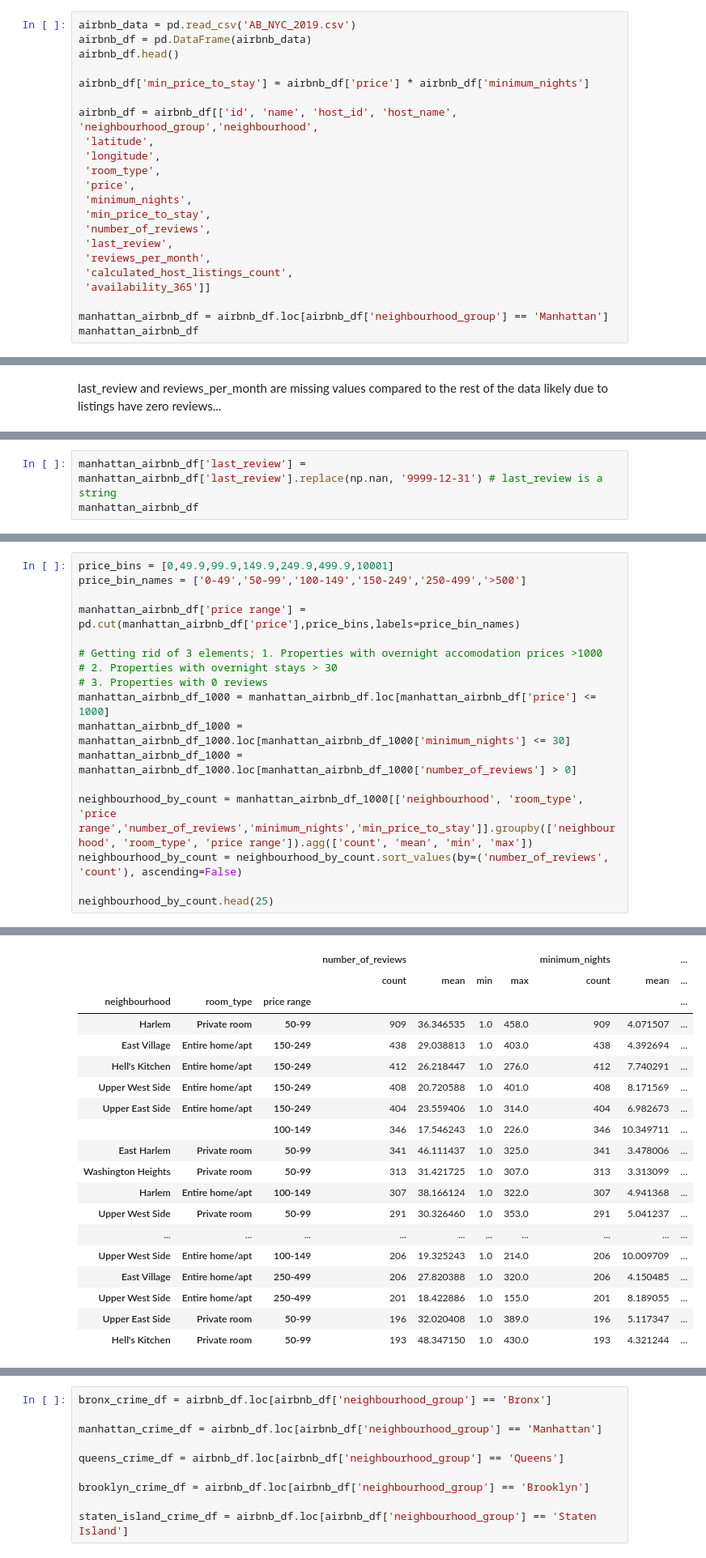
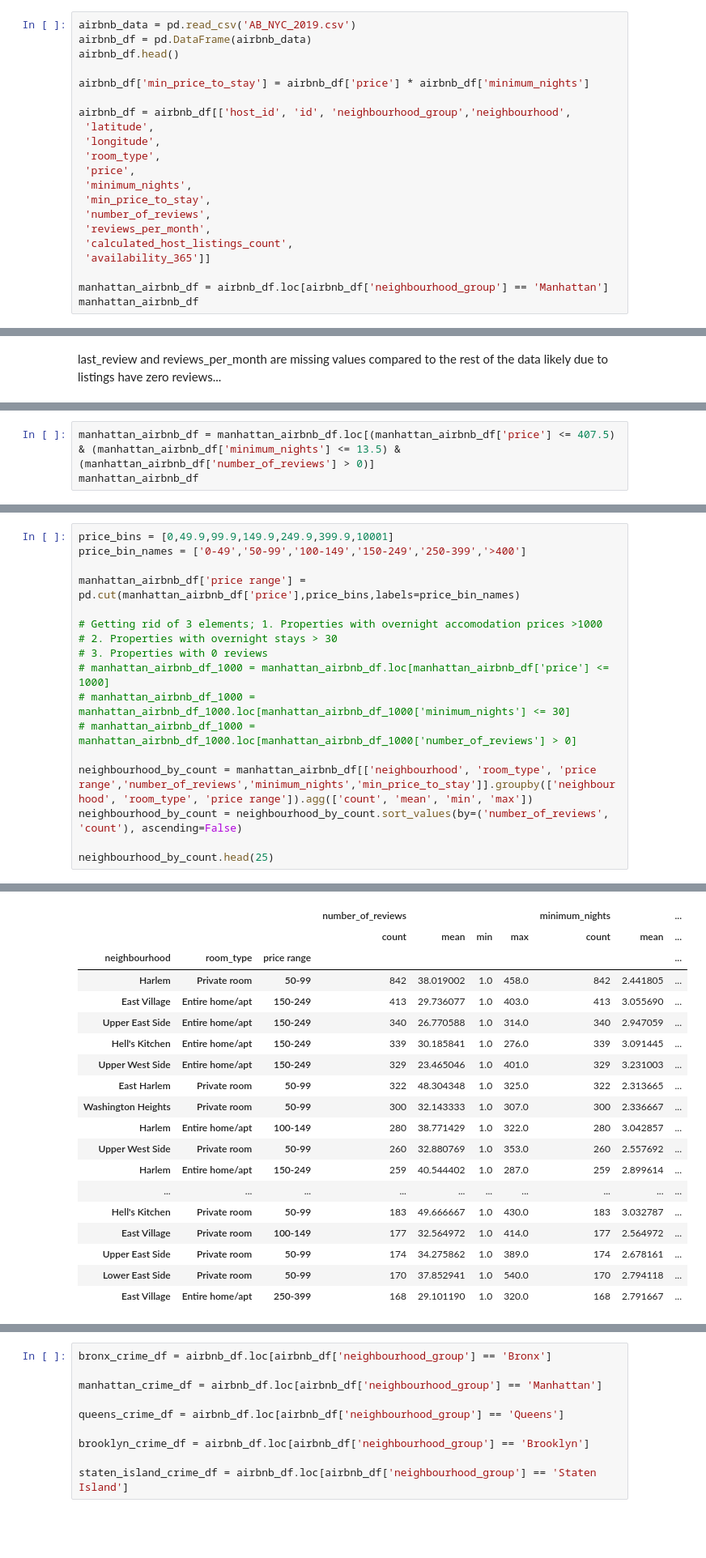
Before and after one commit to alexturkmen/Airbnb-New-York-Renterpreneurs, a Jupyter notebook: Manhattan.ipynb, the cells around one changed output, grey strips where cells are left out. Shown at 81% size. Saved outputs shown, nothing was run; the diff lists cells and outputs as text; blank space fills up the shorter version.

```diff
--- a/Manhattan.ipynb
+++ b/Manhattan.ipynb
@@ -11,7 +11,7 @@ airbnb_df.head()
 
 airbnb_df['min_price_to_stay'] = airbnb_df['price'] * airbnb_df['minimum_nights']
 
-airbnb_df = airbnb_df[['id', 'name', 'host_id', 'host_name', 'neighbourhood_group','neighbourhood',
+airbnb_df = airbnb_df[['host_id', 'id', 'neighbourhood_group','neighbourhood',
  'latitude',
  'longitude',
  'room_type',
@@ -19,7 +19,6 @@ airbnb_df = airbnb_df[['id', 'name', 'host_id', 'host_name', 'neighbourhood_grou
  'minimum_nights',
  'min_price_to_stay',
  'number_of_reviews',
- 'last_review',
  'reviews_per_month',
  'calculated_host_listings_count',
  'availability_365']]
@@ -91,3 +81,0 @@ See the caveats in the documentation: https://pandas.pydata.org/pandas-docs/stab
-# %%
-manhattan_airbnb_df['last_review'] = manhattan_airbnb_df['last_review'].replace(np.nan, '9999-12-31') # last_review is a string
-manhattan_airbnb_df
@@ -112,0 +105,3 @@ See the caveats in the documentation: https://pandas.pydata.org/pandas-docs/stab
+# %%
+manhattan_airbnb_df = manhattan_airbnb_df.loc[(manhattan_airbnb_df['price'] <= 407.5) & (manhattan_airbnb_df['minimum_nights'] <= 13.5) & (manhattan_airbnb_df['number_of_reviews'] > 0)]
+manhattan_airbnb_df
@@ -113,45 +122,45 @@ See the caveats in the documentation: https://pandas.pydata.org/pandas-docs/stab
 # %%
-price_bins = [0,49.9,99.9,149.9,249.9,499.9,10001]
-price_bin_names = ['0-49','50-99','100-149','150-249','250-499','>500']
+price_bins = [0,49.9,99.9,149.9,249.9,399.9,10001]
+price_bin_names = ['0-49','50-99','100-149','150-249','250-399','>400']
 
 manhattan_airbnb_df['price range'] = pd.cut(manhattan_airbnb_df['price'],price_bins,labels=price_bin_names)
 
 # Getting rid of 3 elements; 1. Properties with overnight accomodation prices >1000
 # 2. Properties with overnight stays > 30
 # 3. Properties with 0 reviews
-manhattan_airbnb_df_1000 = manhattan_airbnb_df.loc[manhattan_airbnb_df['price'] <= 1000]
-manhattan_airbnb_df_1000 = manhattan_airbnb_df_1000.loc[manhattan_airbnb_df_1000['minimum_nights'] <= 30]
-manhattan_airbnb_df_1000 = manhattan_airbnb_df_1000.loc[manhattan_airbnb_df_1000['number_of_reviews'] > 0]
+# manhattan_airbnb_df_1000 = manhattan_airbnb_df.loc[manhattan_airbnb_df['price'] <= 1000]
+# manhattan_airbnb_df_1000 = manhattan_airbnb_df_1000.loc[manhattan_airbnb_df_1000['minimum_nights'] <= 30]
+# manhattan_airbnb_df_1000 = manhattan_airbnb_df_1000.loc[manhattan_airbnb_df_1000['number_of_reviews'] > 0]
 
-neighbourhood_by_count = manhattan_airbnb_df_1000[['neighbourhood', 'room_type', 'price range','number_of_reviews','minimum_nights','min_price_to_stay']].groupby(['neighbourhood', 'room_type', 'price range']).agg(['count', 'mean', 'min', 'max'])
+neighbourhood_by_count = manhattan_airbnb_df[['neighbourhood', 'room_type', 'price range','number_of_reviews','minimum_nights','min_price_to_stay']].groupby(['neighbourhood', 'room_type', 'price range']).agg(['count', 'mean', 'min', 'max'])
 neighbourhood_by_count = neighbourhood_by_count.sort_values(by=('number_of_reviews', 'count'), ascending=False)
 
 neighbourhood_by_count.head(25)
 # %% [output]
 A value is trying to be set on a copy of a slice from a DataFrame.
 Try using .loc[row_indexer,col_indexer] = value instead
 
 See the caveats in the documentation: https://pandas.pydata.org/pandas-docs/stable/user_guide/indexing.html#returning-a-view-versus-a-copy
   after removing the cwd from sys.path.
 |  |  |  | number_of_reviews |  |  |  | minimum_nights |  | ... |
 |  |  |  | count | mean | min | max | count | mean | ... |
 | neighbourhood | room_type | price range |  |  |  |  |  |  | ... |
-| Harlem | Private room | 50-99 | 909 | 36.346535 | 1.0 | 458.0 | 909 | 4.071507 | ... |
-| East Village | Entire home/apt | 150-249 | 438 | 29.038813 | 1.0 | 403.0 | 438 | 4.392694 | ... |
-| Hell's Kitchen | Entire home/apt | 150-249 | 412 | 26.218447 | 1.0 | 276.0 | 412 | 7.740291 | ... |
-| Upper West Side | Entire home/apt | 150-249 | 408 | 20.720588 | 1.0 | 401.0 | 408 | 8.171569 | ... |
-| Upper East Side | Entire home/apt | 150-249 | 404 | 23.559406 | 1.0 | 314.0 | 404 | 6.982673 | ... |
-|  |  | 100-149 | 346 | 17.546243 | 1.0 | 226.0 | 346 | 10.349711 | ... |
-| East Harlem | Private room | 50-99 | 341 | 46.111437 | 1.0 | 325.0 | 341 | 3.478006 | ... |
-| Washington Heights | Private room | 50-99 | 313 | 31.421725 | 1.0 | 307.0 | 313 | 3.313099 | ... |
-| Harlem | Entire home/apt | 100-149 | 307 | 38.166124 | 1.0 | 322.0 | 307 | 4.941368 | ... |
-| Upper West Side | Private room | 50-99 | 291 | 30.326460 | 1.0 | 353.0 | 291 | 5.041237 | ... |
+| Harlem | Private room | 50-99 | 842 | 38.019002 | 1.0 | 458.0 | 842 | 2.441805 | ... |
+| East Village | Entire home/apt | 150-249 | 413 | 29.736077 | 1.0 | 403.0 | 413 | 3.055690 | ... |
+| Upper East Side | Entire home/apt | 150-249 | 340 | 26.770588 | 1.0 | 314.0 | 340 | 2.947059 | ... |
+| Hell's Kitchen | Entire home/apt | 150-249 | 339 | 30.185841 | 1.0 | 276.0 | 339 | 3.091445 | ... |
+| Upper West Side | Entire home/apt | 150-249 | 329 | 23.465046 | 1.0 | 401.0 | 329 | 3.231003 | ... |
+| East Harlem | Private room | 50-99 | 322 | 48.304348 | 1.0 | 325.0 | 322 | 2.313665 | ... |
+| Washington Heights | Private room | 50-99 | 300 | 32.143333 | 1.0 | 307.0 | 300 | 2.336667 | ... |
+| Harlem | Entire home/apt | 100-149 | 280 | 38.771429 | 1.0 | 322.0 | 280 | 3.042857 | ... |
+| Upper West Side | Private room | 50-99 | 260 | 32.880769 | 1.0 | 353.0 | 260 | 2.557692 | ... |
+| Harlem | Entire home/apt | 150-249 | 259 | 40.544402 | 1.0 | 287.0 | 259 | 2.899614 | ... |
 | ... | ... | ... | ... | ... | ... | ... | ... | ... | ... |
-| Upper West Side | Entire home/apt | 100-149 | 206 | 19.325243 | 1.0 | 214.0 | 206 | 10.009709 | ... |
-| East Village | Entire home/apt | 250-499 | 206 | 27.820388 | 1.0 | 320.0 | 206 | 4.150485 | ... |
-| Upper West Side | Entire home/apt | 250-499 | 201 | 18.422886 | 1.0 | 155.0 | 201 | 8.189055 | ... |
-| Upper East Side | Private room | 50-99 | 196 | 32.020408 | 1.0 | 389.0 | 196 | 5.117347 | ... |
-| Hell's Kitchen | Private room | 50-99 | 193 | 48.347150 | 1.0 | 430.0 | 193 | 4.321244 | ... |
+| Hell's Kitchen | Private room | 50-99 | 183 | 49.666667 | 1.0 | 430.0 | 183 | 3.032787 | ... |
+| East Village | Private room | 100-149 | 177 | 32.564972 | 1.0 | 414.0 | 177 | 2.564972 | ... |
+| Upper East Side | Private room | 50-99 | 174 | 34.275862 | 1.0 | 389.0 | 174 | 2.678161 | ... |
+| Lower East Side | Private room | 50-99 | 170 | 37.852941 | 1.0 | 540.0 | 170 | 2.794118 | ... |
+| East Village | Entire home/apt | 250-399 | 168 | 29.101190 | 1.0 | 320.0 | 168 | 2.791667 | ... |
 # %%
 manhattan_neighbourhood_by_popularity = []
 
```
Also changed, not shown: parts of 20 cells of this notebook.
